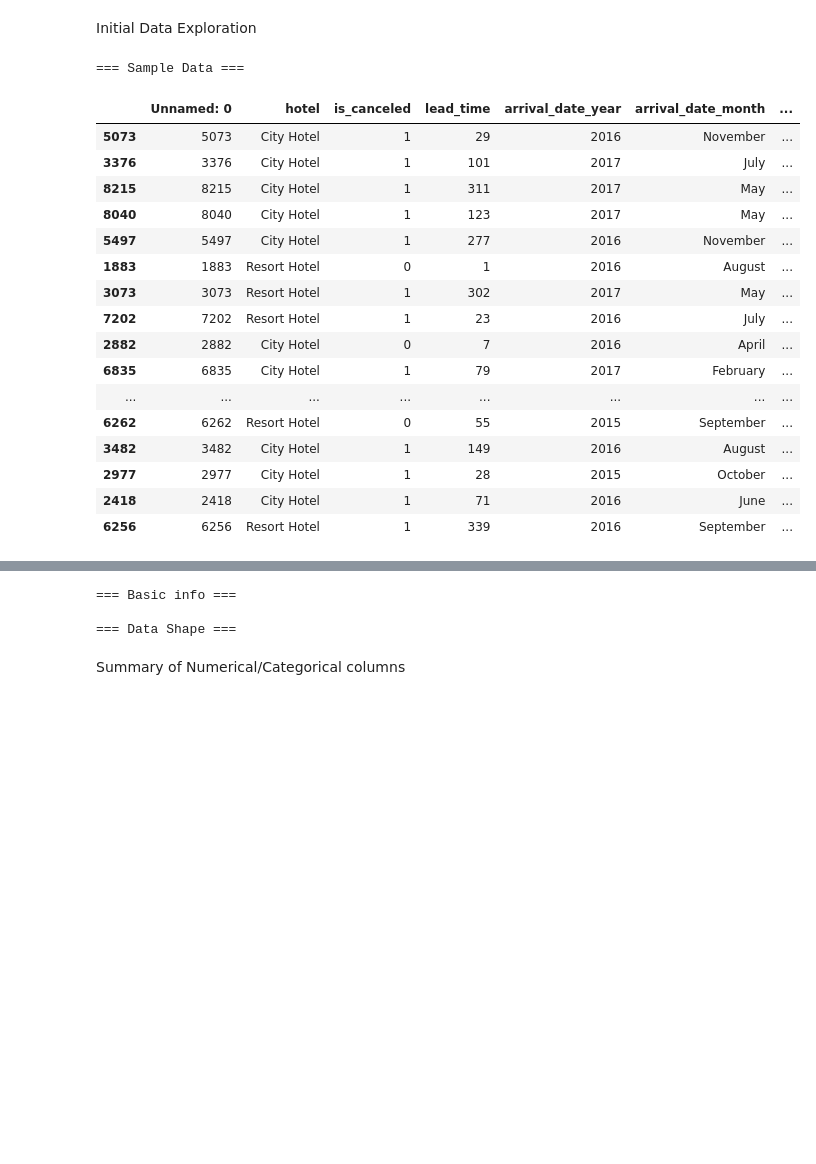
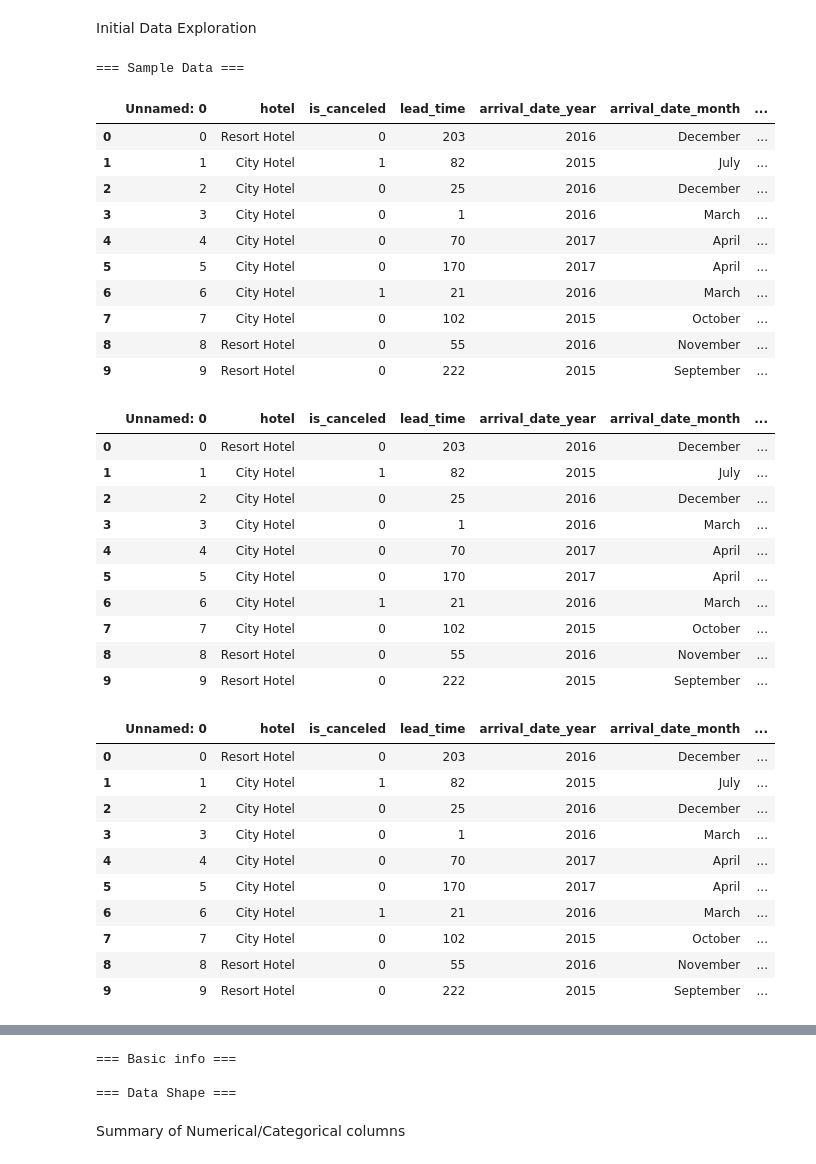
Before and after one commit to NoMercy17/data-science-internship, a Jupyter notebook: notebooks/data_overview.ipynb, the cells around one changed output, grey strips where cells are left out. Drawn from its saved outputs; the diff is of its cells as text; code cells hidden in the pictures; blank space fills up the shorter version.

Commit message:
finalized the data_cleaning, with the saved csv for every step at cleaning

```diff
--- a/notebooks/data_overview.ipynb
+++ b/notebooks/data_overview.ipynb
@@ -11,34 +11,64 @@ pd.set_option("display.max_colwidth", None)
 pd.set_option("display.width", 1000)
 # %%
 data = pd.read_csv("/home/antonios/Desktop/Practica_de_vara/data-science-internship/data/raw/hotel_booking_cancellation_prediction.csv")
+data_missing = pd.read_csv("/home/antonios/Desktop/Practica_de_vara/data-science-internship/data/cleaned/01_missing_values_cleaned.csv")
+data_duplicate = pd.read_csv("/home/antonios/Desktop/Practica_de_vara/data-science-internship/data/cleaned/02_duplicates_cleaned.csv")
+data_statistical = pd.read_csv("/home/antonios/Desktop/Practica_de_vara/data-science-internship/data/cleaned/03_statistical_outliers_cleaned.csv")
+data_date_errors = pd.read_csv("/home/antonios/Desktop/Practica_de_vara/data-science-internship/data/cleaned/04_data_errors_cleaned.csv")
+data_context = pd.read_csv("/home/antonios/Desktop/Practica_de_vara/data-science-internship/data/cleaned/05_context_outliers_cleaned.csv")
+data_dtype = pd.read_csv("/home/antonios/Desktop/Practica_de_vara/data-science-internship/data/cleaned/06_dtypes_cleaned.csv")
+final = pd.read_csv("/home/antonios/Desktop/Practica_de_vara/data-science-internship/data/cleaned/final_cleaned_hotel_data.csv")
 # load data
 # %% [markdown]
 Initial Data Exploration
 # %%
 print("=== Sample Data ===")
-display(data.sample(30))
+display(data.head(10))
+display(data_missing.head(10))
+display(data_duplicate.head(10))
+display(data_statistical.head(10))
+display(data_date_errors.head(10))
+display(data_context.head(10))
+display(data_dtype.head(10))
 
 print("\n=== Basic info ===")
 #display(data.info())
 
 print("\n=== Data Shape ===")
+
 #display(f"Rows: {data.shape[0]}, Columns: {data.shape[1]}")
 # %% [output]
 === Sample Data ===
 |  | Unnamed: 0 | hotel | is_canceled | lead_time | arrival_date_year | arrival_date_month | ... |
-| 5073 | 5073 | City Hotel | 1 | 29 | 2016 | November | ... |
-| 3376 | 3376 | City Hotel | 1 | 101 | 2017 | July | ... |
-| 8215 | 8215 | City Hotel | 1 | 311 | 2017 | May | ... |
-| 8040 | 8040 | City Hotel | 1 | 123 | 2017 | May | ... |
-| 5497 | 5497 | City Hotel | 1 | 277 | 2016 | November | ... |
-| 1883 | 1883 | Resort Hotel | 0 | 1 | 2016 | August | ... |
-| 3073 | 3073 | Resort Hotel | 1 | 302 | 2017 | May | ... |
-| 7202 | 7202 | Resort Hotel | 1 | 23 | 2016 | July | ... |
-| 2882 | 2882 | City Hotel | 0 | 7 | 2016 | April | ... |
-| 6835 | 6835 | City Hotel | 1 | 79 | 2017 | February | ... |
-| ... | ... | ... | ... | ... | ... | ... | ... |
-| 6262 | 6262 | Resort Hotel | 0 | 55 | 2015 | September | ... |
-| 3482 | 3482 | City Hotel | 1 | 149 | 2016 | August | ... |
-| 2977 | 2977 | City Hotel | 1 | 28 | 2015 | October | ... |
-| 2418 | 2418 | City Hotel | 1 | 71 | 2016 | June | ... |
-| 6256 | 6256 | Resort Hotel | 1 | 339 | 2016 | September | ... |
+| 0 | 0 | Resort Hotel | 0 | 203 | 2016 | December | ... |
+| 1 | 1 | City Hotel | 1 | 82 | 2015 | July | ... |
+| 2 | 2 | City Hotel | 0 | 25 | 2016 | December | ... |
+| 3 | 3 | City Hotel | 0 | 1 | 2016 | March | ... |
+| 4 | 4 | City Hotel | 0 | 70 | 2017 | April | ... |
+| 5 | 5 | City Hotel | 0 | 170 | 2017 | April | ... |
+| 6 | 6 | City Hotel | 1 | 21 | 2016 | March | ... |
+| 7 | 7 | City Hotel | 0 | 102 | 2015 | October | ... |
+| 8 | 8 | Resort Hotel | 0 | 55 | 2016 | November | ... |
+| 9 | 9 | Resort Hotel | 0 | 222 | 2015 | September | ... |
+|  | Unnamed: 0 | hotel | is_canceled | lead_time | arrival_date_year | arrival_date_month | ... |
+| 0 | 0 | Resort Hotel | 0 | 203 | 2016 | December | ... |
+| 1 | 1 | City Hotel | 1 | 82 | 2015 | July | ... |
+| 2 | 2 | City Hotel | 0 | 25 | 2016 | December | ... |
+| 3 | 3 | City Hotel | 0 | 1 | 2016 | March | ... |
+| 4 | 4 | City Hotel | 0 | 70 | 2017 | April | ... |
+| 5 | 5 | City Hotel | 0 | 170 | 2017 | April | ... |
+| 6 | 6 | City Hotel | 1 | 21 | 2016 | March | ... |
+| 7 | 7 | City Hotel | 0 | 102 | 2015 | October | ... |
+| 8 | 8 | Resort Hotel | 0 | 55 | 2016 | November | ... |
+| 9 | 9 | Resort Hotel | 0 | 222 | 2015 | September | ... |
+|  | Unnamed: 0 | hotel | is_canceled | lead_time | arrival_date_year | arrival_date_month | ... |
+| 0 | 0 | Resort Hotel | 0 | 203 | 2016 | December | ... |
+| 1 | 1 | City Hotel | 1 | 82 | 2015 | July | ... |
+| 2 | 2 | City Hotel | 0 | 25 | 2016 | December | ... |
+| 3 | 3 | City Hotel | 0 | 1 | 2016 | March | ... |
+| 4 | 4 | City Hotel | 0 | 70 | 2017 | April | ... |
+| 5 | 5 | City Hotel | 0 | 170 | 2017 | April | ... |
+| 6 | 6 | City Hotel | 1 | 21 | 2016 | March | ... |
+| 7 | 7 | City Hotel | 0 | 102 | 2015 | October | ... |
+| 8 | 8 | Resort Hotel | 0 | 55 | 2016 | November | ... |
+| 9 | 9 | Resort Hotel | 0 | 222 | 2015 | September | ... |
```
Also changed, not shown: parts of 2 cells of this notebook, 15 other files.
